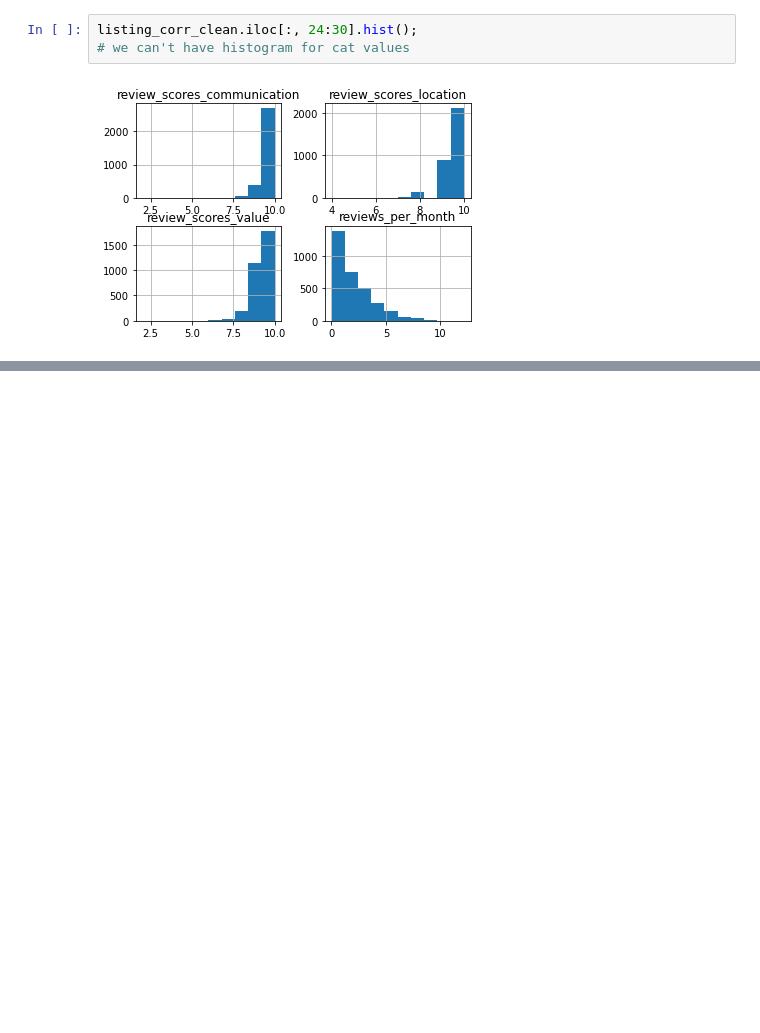
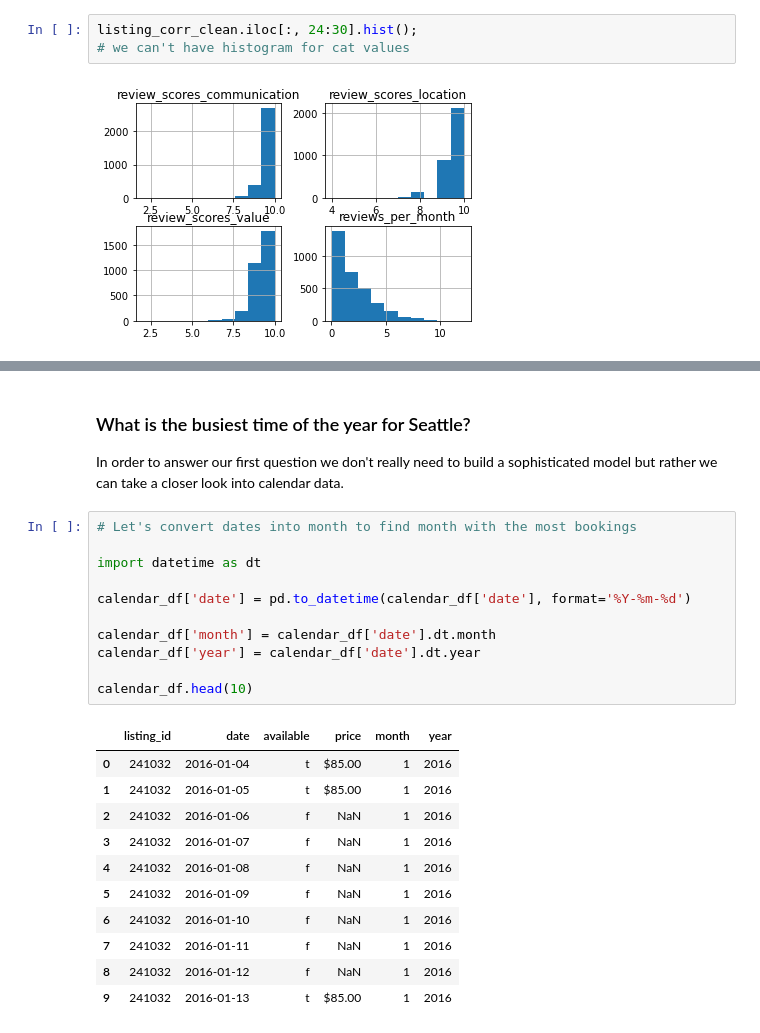
Before and after one commit to Olek-ua/Seattle_Project, a Jupyter notebook: Data Understanding Seattle AirBnB.ipynb, the cells around one changed output, grey strips where cells are left out. Cells and saved outputs as stored; diff of their text form; blank space fills up the shorter version.

```diff
--- a/Data Understanding Seattle AirBnB.ipynb
+++ b/Data Understanding Seattle AirBnB.ipynb
@@ -212,0 +222,27 @@ listing_corr_clean.iloc[:, 24:30].hist();
+# %% [markdown]
+### What is the busiest time of the year for Seattle?
+
+In order to answer our first question we don't really need to build a sophisticated model but rather we can take a closer look into calendar data.
+# %%
+# Let's convert dates into month to find month with the most bookings
+
+import datetime as dt
+
+calendar_df['date'] = pd.to_datetime(calendar_df['date'], format='%Y-%m-%d')
+
+calendar_df['month'] = calendar_df['date'].dt.month
+calendar_df['year'] = calendar_df['date'].dt.year
+
+calendar_df.head(10)
+# %% [output]
+|  | listing_id | date | available | price | month | year |
+| 0 | 241032 | 2016-01-04 | t | $85.00 | 1 | 2016 |
+| 1 | 241032 | 2016-01-05 | t | $85.00 | 1 | 2016 |
+| 2 | 241032 | 2016-01-06 | f | NaN | 1 | 2016 |
+| 3 | 241032 | 2016-01-07 | f | NaN | 1 | 2016 |
+| 4 | 241032 | 2016-01-08 | f | NaN | 1 | 2016 |
+| 5 | 241032 | 2016-01-09 | f | NaN | 1 | 2016 |
+| 6 | 241032 | 2016-01-10 | f | NaN | 1 | 2016 |
+| 7 | 241032 | 2016-01-11 | f | NaN | 1 | 2016 |
+| 8 | 241032 | 2016-01-12 | f | NaN | 1 | 2016 |
+| 9 | 241032 | 2016-01-13 | t | $85.00 | 1 | 2016 |
```
Also changed, not shown: parts of 8 cells of this notebook.
